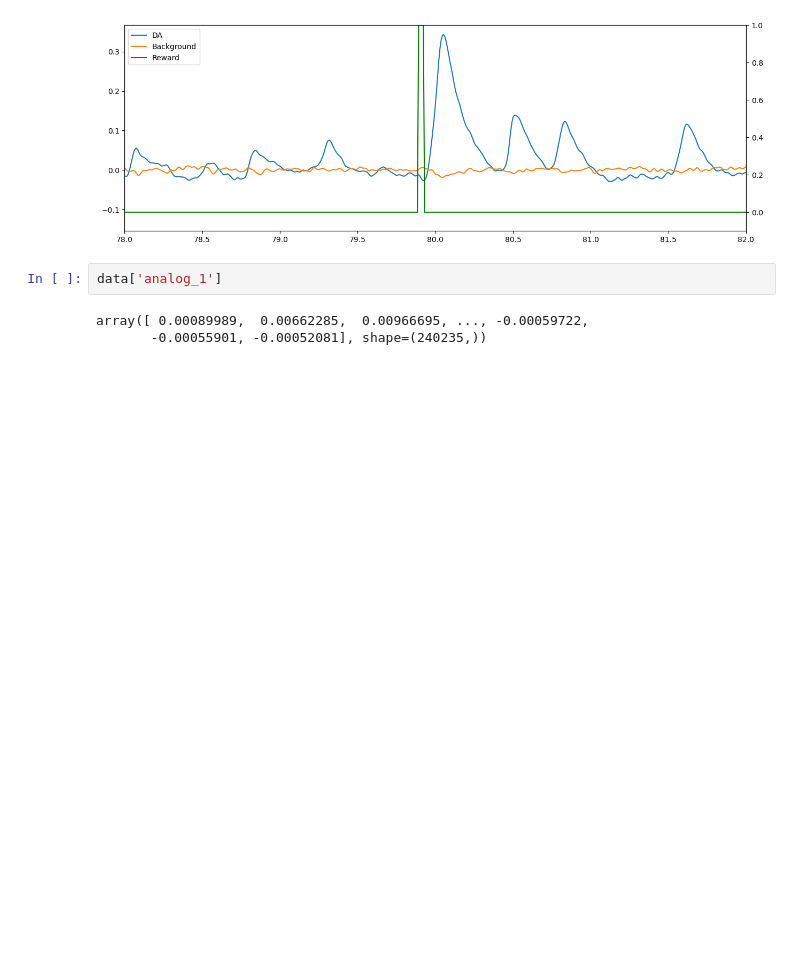
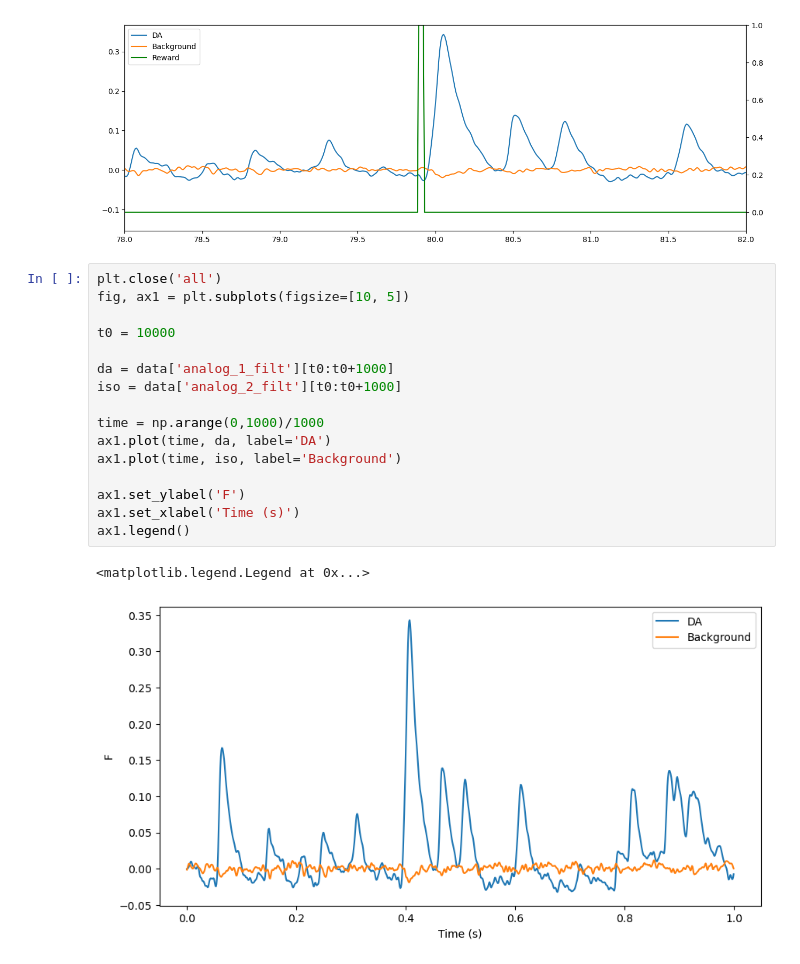
Before and after one commit to BeNeuroLab/TreadmillTasks, a Jupyter notebook: test.ipynb, the cells around one changed output. Drawn from its saved outputs; the diff is of its cells as text; blank space fills up the shorter version.

```diff
--- a/test.ipynb
+++ b/test.ipynb
@@ -285,8 +279,22 @@ ax1.legend(lines + lines2, labels + labels2, loc='upper left')
 plt.show()
 # %% [output]
 [figure]
-# %%
-data['analog_1']
-# %% [output]
-array([ 0.00089989,  0.00662285,  0.00966695, ..., -0.00059722,
-       -0.00055901, -0.00052081], shape=(240235,))
+# %%
+plt.close('all')
+fig, ax1 = plt.subplots(figsize=[10, 5])
+
+t0 = 10000
+
+da = data['analog_1_filt'][t0:t0+1000]
+iso = data['analog_2_filt'][t0:t0+1000]
+
+time = np.arange(0,1000)/1000
+ax1.plot(time, da, label='DA')
+ax1.plot(time, iso, label='Background')
+
+ax1.set_ylabel('F')
+ax1.set_xlabel('Time (s)')
+ax1.legend()
+# %% [output]
+<matplotlib.legend.Legend at 0x...>
+[figure, added]
```
Also changed, not shown: parts of 1 cell of this notebook.
